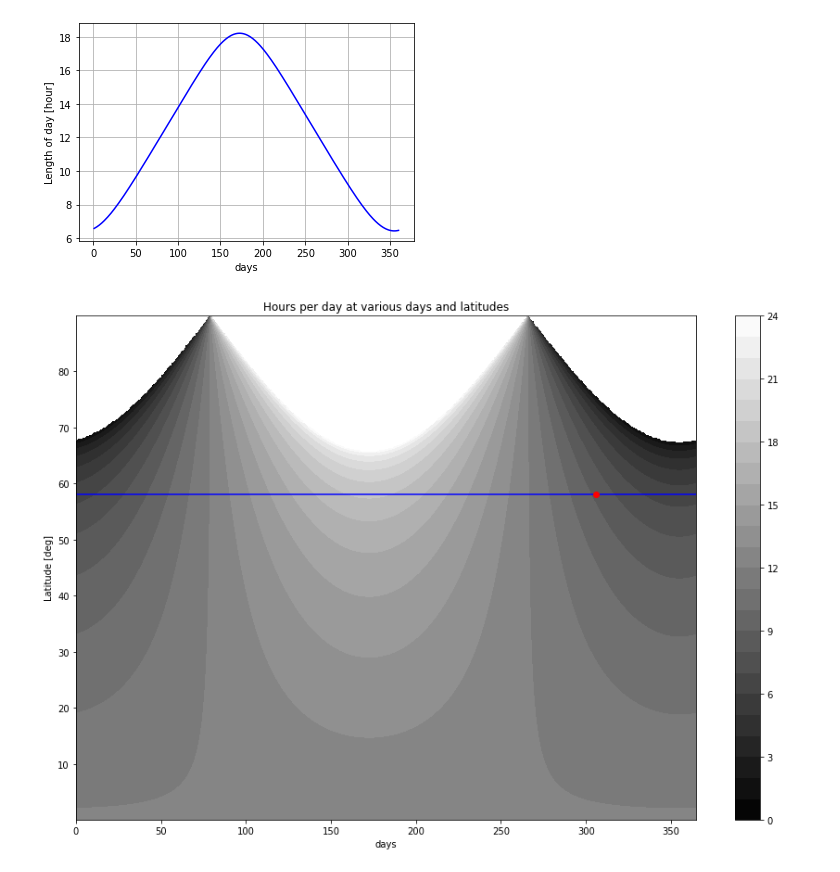
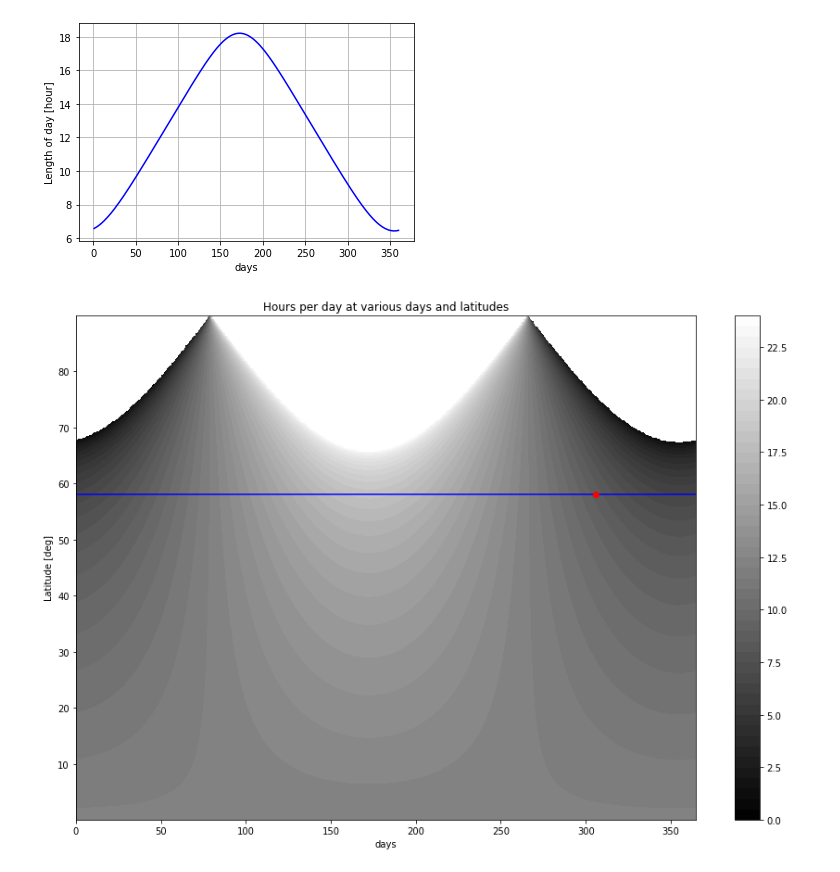
Before and after one commit to martinlarsalbert/feature_selection, a Jupyter notebook: _notebooks/2020-11-02_01_here_comes_the_sun.ipynb, the cells around one changed output. Drawn from its saved outputs; the diff is of its cells as text; code cells hidden in the pictures.

```diff
--- a/_notebooks/2020-11-02_01_here_comes_the_sun.ipynb
+++ b/_notebooks/2020-11-02_01_here_comes_the_sun.ipynb
@@ -284,7 +295,8 @@ def sun_hour_angle3(latitude:float, day:int):
     """
     delta = calculate_declination_angle2(day=day)
     phi=np.deg2rad(latitude)
-    a = np.deg2rad(-0.83)
+    #a = np.deg2rad(-0.83)
+    a = np.deg2rad(-1.07)
 
     omega0 = np.arccos((sin(a)-sin(phi)*sin(delta))/(cos(phi)*cos(delta)))
     return omega0
@@ -332,30 +396,30 @@ ax.grid(True)
 # %%
 #collapse
 
 from matplotlib import ticker, cm
 
 N=400
 latitudes = np.linspace(0.1,89.9,N)
 days_ = np.linspace(0,365,N)
 L = np.tile(latitudes,(len(days_),1))
 D = np.tile(days_,(N,1)).T
 
 time=time_of_day(latitude=L, day=D)
 
 fig,ax=plt.subplots()
 fig.set_size_inches(15,10)
-cs = ax.contourf(D,L,time, cmap=cm.gray, levels=24);
+cs = ax.contourf(D,L,time, cmap=cm.gray, levels=48);
 cb = fig.colorbar(cs)
 ax.set_xlabel('days')
 ax.set_ylabel('Latitude [deg]');
 
 latitude = longitude_str_to_num('58°04\'00.8"N')
 ax.plot([0,365],[latitude,latitude],'b-');
 ax.plot(day,latitude,'ro');
 
 ax.set_title('Hours per day at various days and latitudes');
 # %% [output]
-[figure, old version]
+[figure, new version]
 # %% [markdown]
 The blue line is where I normally experience the seasons and at this very moment I'm in the red dot, listening to this:
 
```
Also changed, not shown: parts of 13 cells of this notebook.
